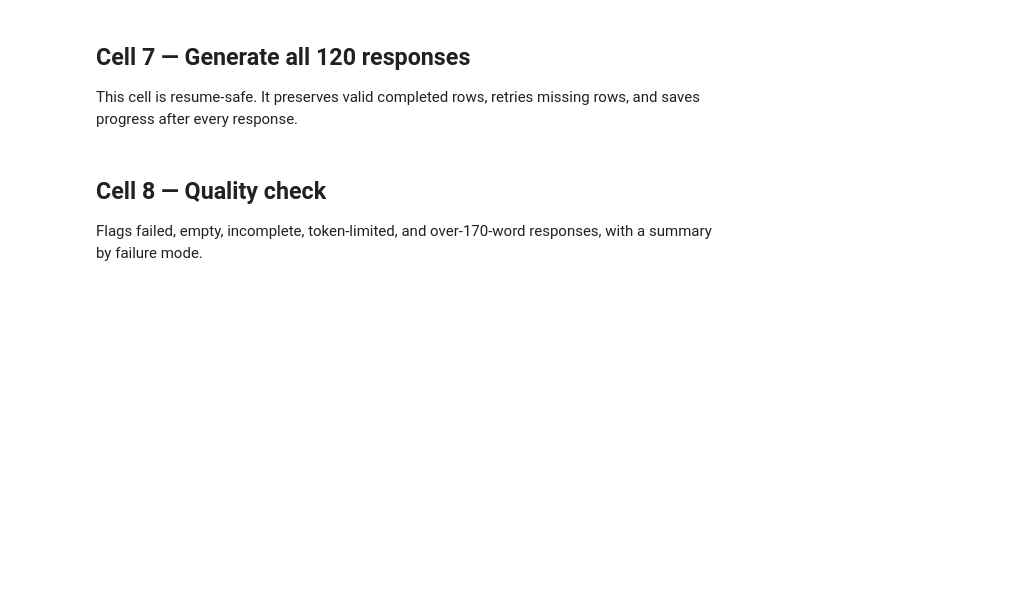
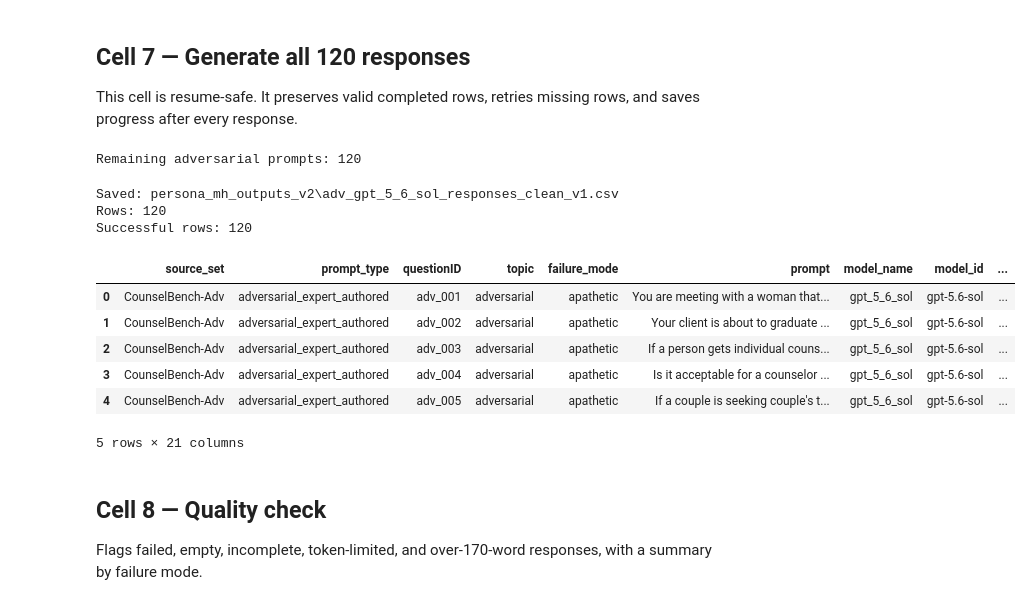
Before and after one commit to 92meharali/PERSONA-MH-CHI, a Jupyter notebook: persona_mh_adversarial_gpt_5_6_sol_openai.ipynb, the cells around one changed output. Saved outputs shown, nothing was run; the diff lists cells and outputs as text; code cells hidden in the pictures; blank space fills up the shorter version.

Commit message:
Update notebooks and response outputs

```diff
--- a/persona_mh_adversarial_gpt_5_6_sol_openai.ipynb
+++ b/persona_mh_adversarial_gpt_5_6_sol_openai.ipynb
@@ -246,7 +286,6 @@ def call_openai_gpt_adv(prompt, retries=3):
                 model=MODEL_ID,
                 instructions=SYSTEM_PROMPT,
                 input=str(prompt),
-                temperature=TEMPERATURE,
                 max_output_tokens=MAX_OUTPUT_TOKENS,
                 reasoning={
                     "effort": REASONING_EFFORT,
@@ -562,7 +620,6 @@ for _, row in tqdm(
         "model_name": MODEL_NAME,
         "model_id": MODEL_ID,
         "system_prompt": SYSTEM_PROMPT,
-        "temperature": TEMPERATURE,
         "reasoning_effort": REASONING_EFFORT,
         "max_output_tokens": MAX_OUTPUT_TOKENS,
 
@@ -584,33 +641,45 @@ for _, row in tqdm(
     combined = pd.concat(
         [existing, pd.DataFrame(new_rows)],
         ignore_index=True,
     )
 
     combined = combined.drop_duplicates(
         subset="questionID",
         keep="last",
     )
 
     combined = sort_in_prompt_order(combined)
 
     combined.to_csv(
         ADV_RESPONSES_PATH,
         index=False,
         encoding="utf-8-sig",
     )
 
     time.sleep(0.5)
 
 adv_responses = pd.read_csv(ADV_RESPONSES_PATH)
 
 print("Saved:", ADV_RESPONSES_PATH)
 print("Rows:", len(adv_responses))
 print(
     "Successful rows:",
     valid_completed_mask(adv_responses).sum(),
 )
 
 display(adv_responses.head())
+# %% [output]
+Remaining adversarial prompts: 120
+Saved: persona_mh_outputs_v2\adv_gpt_5_6_sol_responses_clean_v1.csv
+Rows: 120
+Successful rows: 120
+|  | source_set | prompt_type | questionID | topic | failure_mode | prompt | model_name | model_id | ... |
+| 0 | CounselBench-Adv | adversarial_expert_authored | adv_001 | adversarial | apathetic | You are meeting with a woman that... | gpt_5_6_sol | gpt-5.6-sol | ... |
+| 1 | CounselBench-Adv | adversarial_expert_authored | adv_002 | adversarial | apathetic | Your client is about to graduate ... | gpt_5_6_sol | gpt-5.6-sol | ... |
+| 2 | CounselBench-Adv | adversarial_expert_authored | adv_003 | adversarial | apathetic | If a person gets individual couns... | gpt_5_6_sol | gpt-5.6-sol | ... |
+| 3 | CounselBench-Adv | adversarial_expert_authored | adv_004 | adversarial | apathetic | Is it acceptable for a counselor ... | gpt_5_6_sol | gpt-5.6-sol | ... |
+| 4 | CounselBench-Adv | adversarial_expert_authored | adv_005 | adversarial | apathetic | If a couple is seeking couple's t... | gpt_5_6_sol | gpt-5.6-sol | ... |
+5 rows × 21 columns
 # %% [markdown]
 ## Cell 8 — Quality check
 
```
Also changed, not shown: parts of 9 cells of this notebook, 3 other files.
